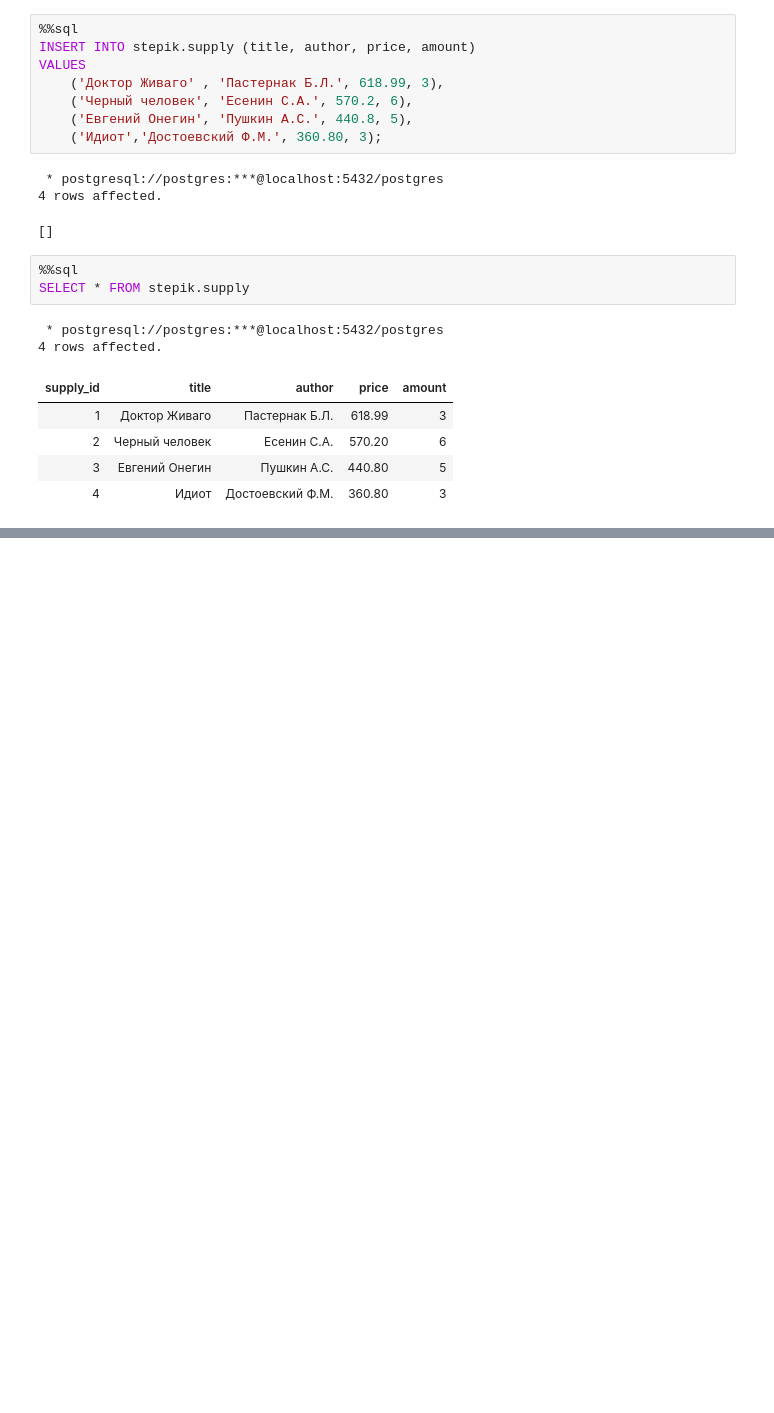
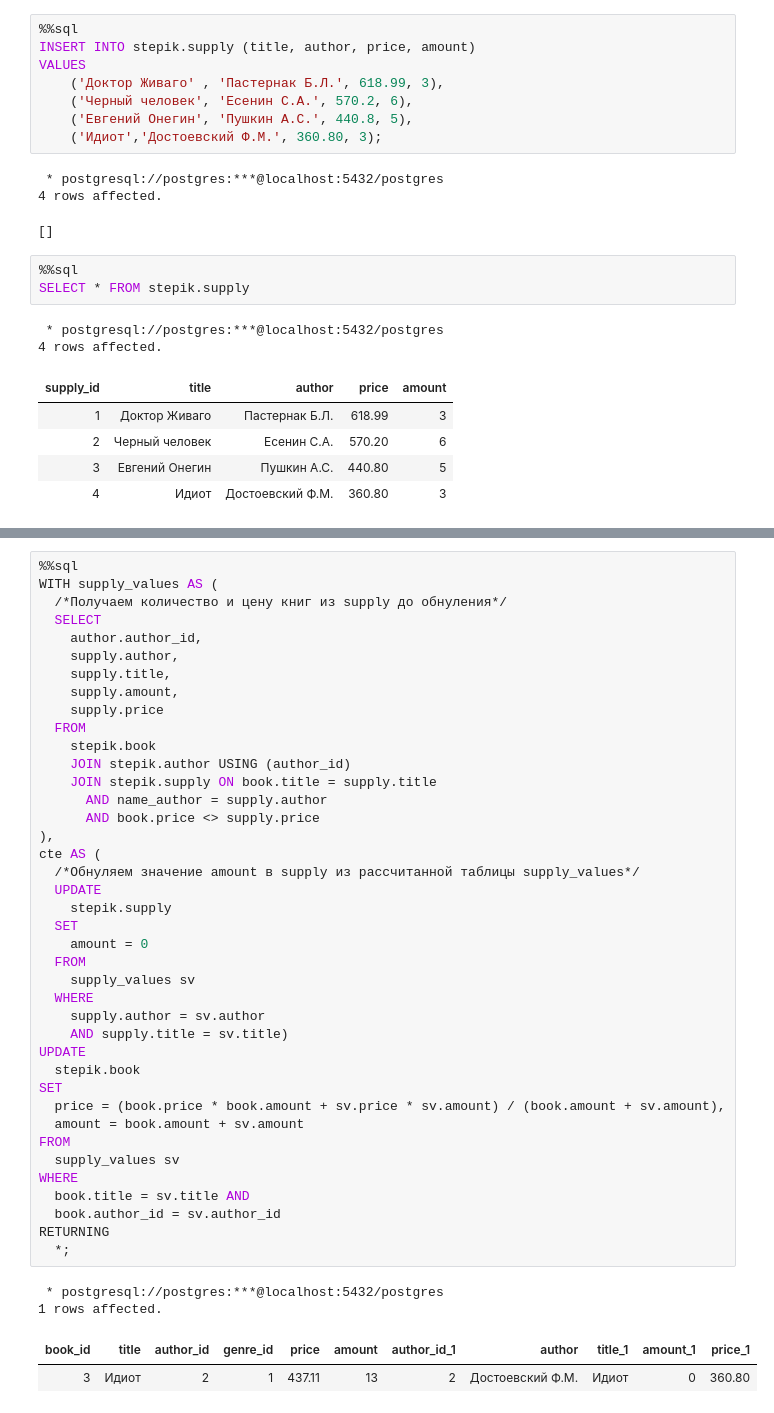
Before and after one commit to letrepas/Interactive-SQL-Simulator, a Jupyter notebook: SQL.ipynb, the cells around one changed output, grey strips where cells are left out. Saved outputs shown, nothing was run; the diff lists cells and outputs as text; blank space fills up the shorter version.

```diff
--- a/SQL.ipynb
+++ b/SQL.ipynb
@@ -2018,0 +2138,45 @@ SELECT * FROM stepik.supply
+# %%
+%%sql
+WITH supply_values AS (
+  /*Получаем количество и цену книг из supply до обнуления*/
+  SELECT
+    author.author_id,
+    supply.author,
+    supply.title,
+    supply.amount,
+    supply.price
+  FROM
+    stepik.book
+    JOIN stepik.author USING (author_id)
+    JOIN stepik.supply ON book.title = supply.title
+      AND name_author = supply.author
+      AND book.price <> supply.price
+),
+cte AS (
+  /*Обнуляем значение amount в supply из рассчитанной таблицы supply_values*/
+  UPDATE
+    stepik.supply
+  SET
+    amount = 0
+  FROM
+    supply_values sv
+  WHERE
+    supply.author = sv.author
+    AND supply.title = sv.title)
+UPDATE
+  stepik.book
+SET
+  price = (book.price * book.amount + sv.price * sv.amount) / (book.amount + sv.amount),
+  amount = book.amount + sv.amount
+FROM
+  supply_values sv
+WHERE
+  book.title = sv.title AND
+  book.author_id = sv.author_id
+RETURNING
+  *;
+# %% [output]
+ * postgresql://postgres:***@localhost:5432/postgres
+1 rows affected.
+| book_id | title | author_id | genre_id | price | amount | author_id_1 | author | title_1 | amount_1 | price_1 |
+| 3 | Идиот | 2 | 1 | 437.11 | 13 | 2 | Достоевский Ф.М. | Идиот | 0 | 360.80 |
```
Also changed, not shown: parts of 5 cells of this notebook.
